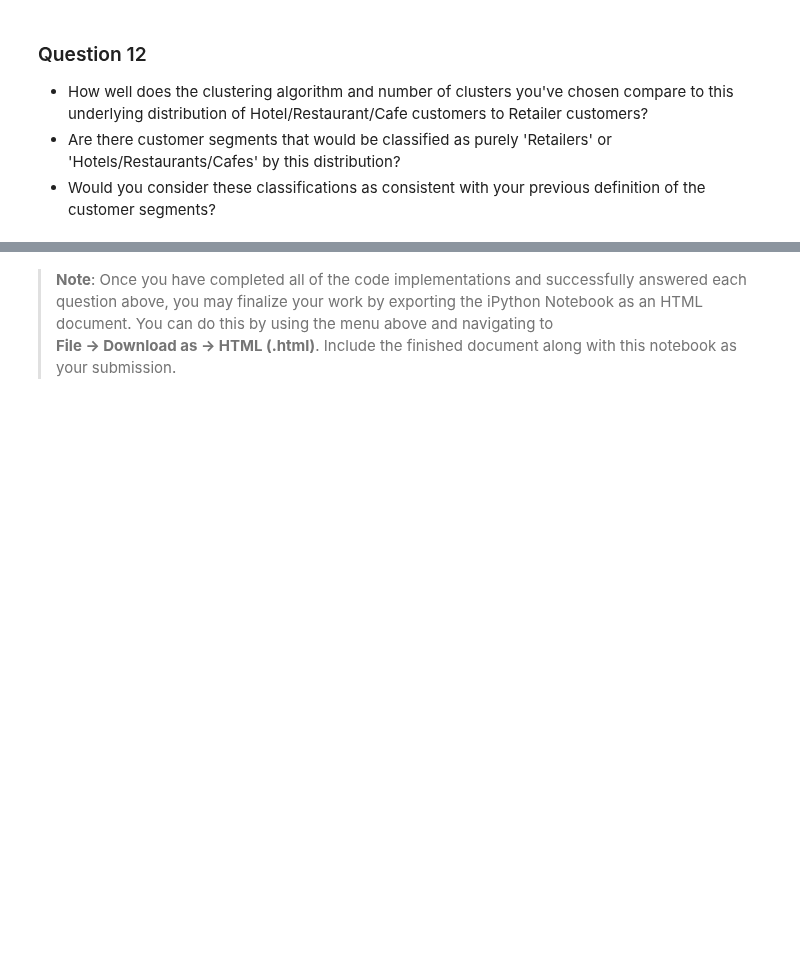
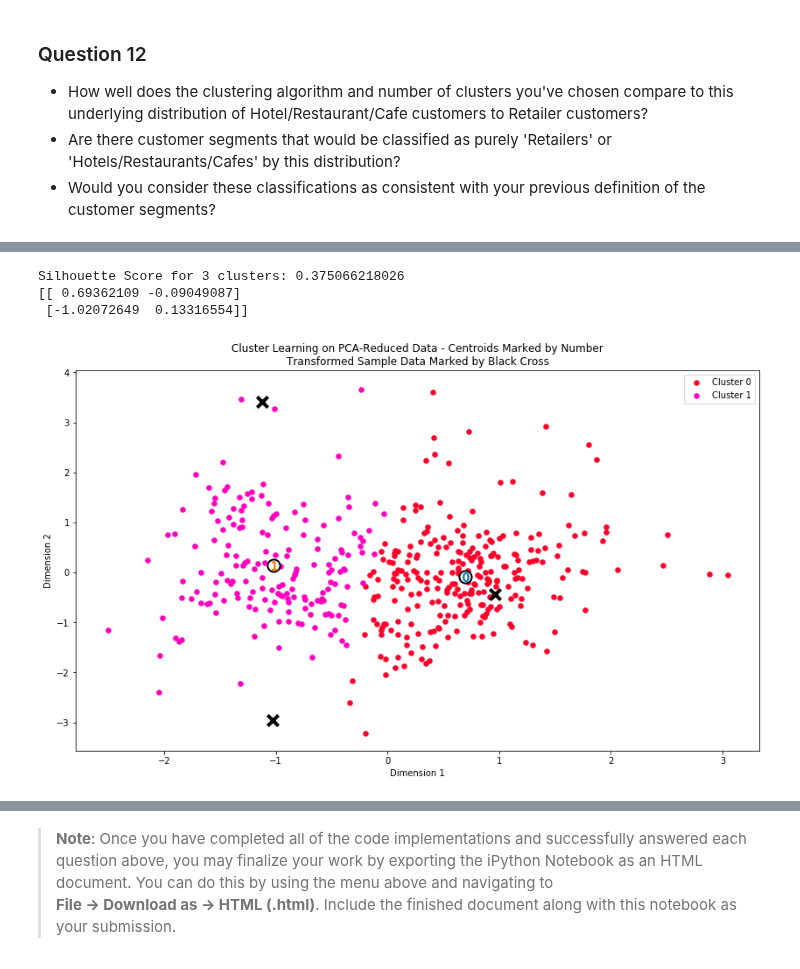
Before and after one commit to shabububu/machine-learning, a Jupyter notebook: projects/customer_segments/customer_segments.ipynb, the cells around one changed output, grey strips where cells are left out. Drawn from its saved outputs; the diff is of its cells as text; code cells hidden in the pictures; blank space fills up the shorter version.

```diff
--- a/projects/customer_segments/customer_segments.ipynb
+++ b/projects/customer_segments/customer_segments.ipynb
@@ -280,10 +283,10 @@ In the code block below, you will need to implement the following:
  - Assign a copy of the sample data to `log_samples` after applying logarithmic scaling. Again, use `np.log`.
 # %%
 # TODO: Scale the data using the natural logarithm
-log_data = np.log(pd.DataFrame(data = data))
+log_data = np.log(pd.DataFrame(data))
 
 # TODO: Scale the sample data using the natural logarithm
-log_samples = np.log(pd.DataFrame(data = samples))
+log_samples = np.log(pd.DataFrame(samples))
 
 # Produce a scatter matrix for each pair of newly-transformed features
 pd.plotting.scatter_matrix(log_data, alpha = 0.3, figsize = (14,8), diagonal = 'kde');
@@ -830,0 +882,15 @@ TODO
+# %%
+# Redoing KMeans clustering with only 2 clusters:
+clusterer = KMeans(n_clusters=2, random_state=42)
+clusterer.fit(reduced_data)
+preds = clusterer.predict(reduced_data)
+centers = clusterer.cluster_centers_
+score = silhouette_score(reduced_data, preds)
+print("Silhouette Score for {} clusters: {}".format(num_clusters, score))
+vs.cluster_results(reduced_data, preds, centers, pca_samples)
+print(centers)
+# %% [output]
+Silhouette Score for 3 clusters: 0.375066218026
+[[ 0.69362109 -0.09049087]
+ [-1.02072649  0.13316554]]
+[figure, added]
```
Also changed, not shown: parts of 21 cells of this notebook, 2 other files.
